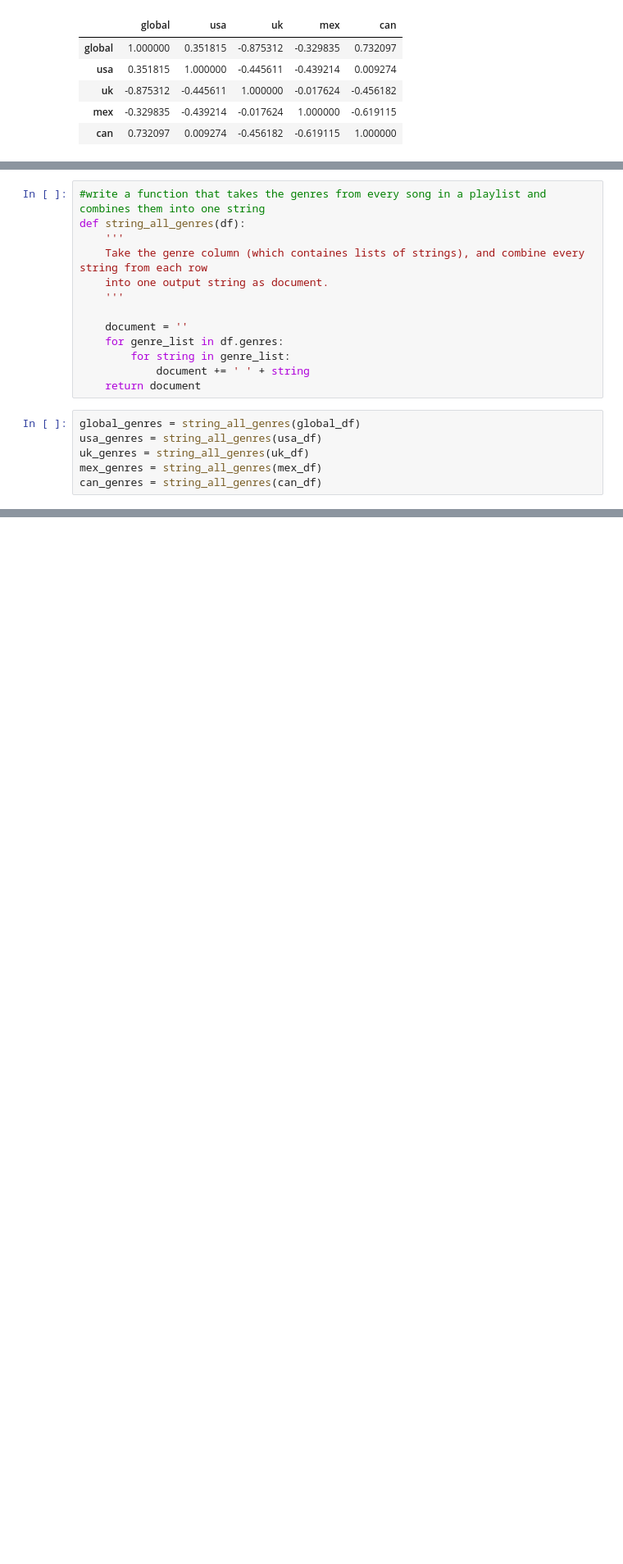
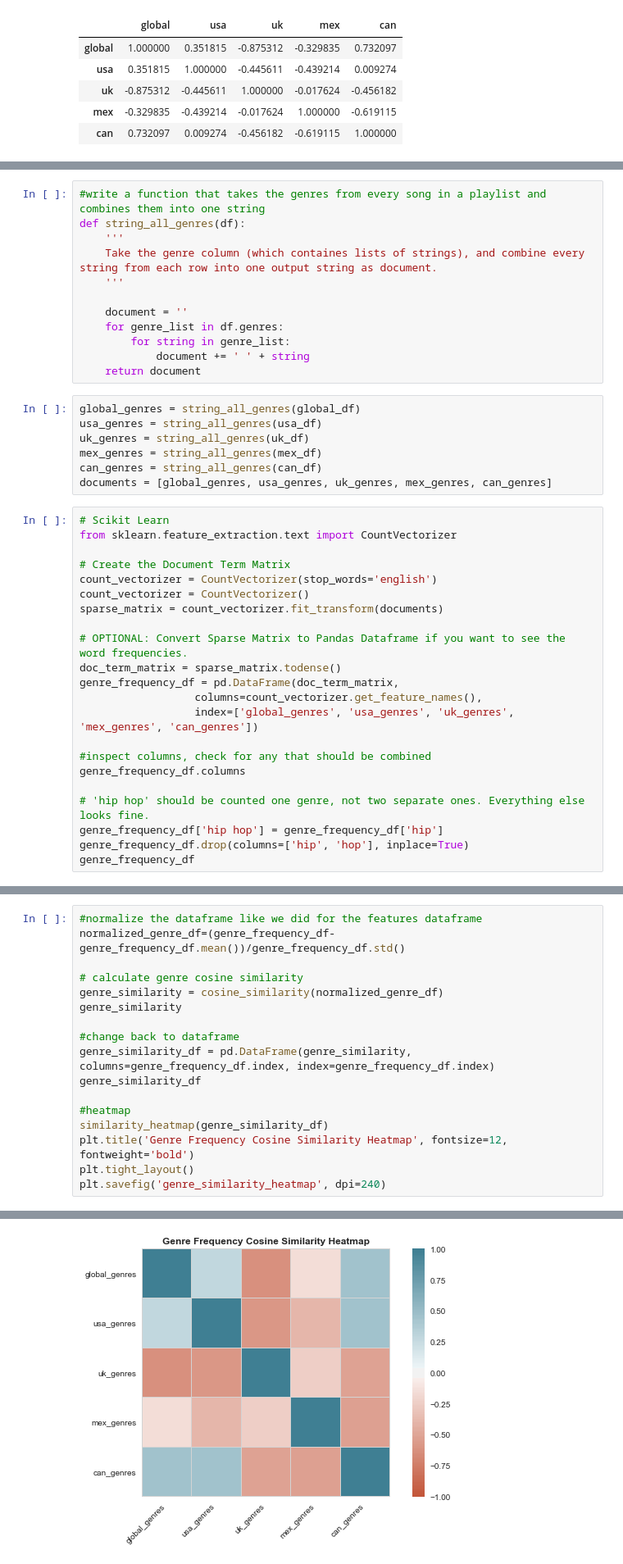
Before and after one commit to jakemull13/spotify_musical_tastes_analysis, a Jupyter notebook: capstone.ipynb, the cells around one changed output, grey strips where cells are left out. Shown: that part at 82% size. Drawn from its saved outputs; the diff is of its cells as text; blank space fills up the shorter version.

Commit message:
checkpoint

```diff
--- a/capstone.ipynb
+++ b/capstone.ipynb
@@ -535,8 +535,7 @@ Text(0.5, 1, 'Feature-Vector Cosine Similarity Heatmap')
 #write a function that takes the genres from every song in a playlist and combines them into one string
 def string_all_genres(df):
     '''
-    Take the genre column (which containes lists of strings), and combine every string from each row
-    into one output string as document.
+    Take the genre column (which containes lists of strings), and combine every string from each row into one output string as document.
     '''
 
     document = ''
@@ -550,3 +549,26 @@ usa_genres = string_all_genres(usa_df)
 uk_genres = string_all_genres(uk_df)
 mex_genres = string_all_genres(mex_df)
 can_genres = string_all_genres(can_df)
+documents = [global_genres, usa_genres, uk_genres, mex_genres, can_genres]
+# %%
+# Scikit Learn
+from sklearn.feature_extraction.text import CountVectorizer
+
+# Create the Document Term Matrix
+count_vectorizer = CountVectorizer(stop_words='english')
+count_vectorizer = CountVectorizer()
+sparse_matrix = count_vectorizer.fit_transform(documents)
+
+# OPTIONAL: Convert Sparse Matrix to Pandas Dataframe if you want to see the word frequencies.
+doc_term_matrix = sparse_matrix.todense()
+genre_frequency_df = pd.DataFrame(doc_term_matrix,
+                  columns=count_vectorizer.get_feature_names(),
+                  index=['global_genres', 'usa_genres', 'uk_genres', 'mex_genres', 'can_genres'])
+
+#inspect columns, check for any that should be combined
+genre_frequency_df.columns
+
+# 'hip hop' should be counted one genre, not two separate ones. Everything else looks fine.
+genre_frequency_df['hip hop'] = genre_frequency_df['hip']
+genre_frequency_df.drop(columns=['hip', 'hop'], inplace=True)
+genre_frequency_df
@@ -552,0 +596,18 @@ can_genres = string_all_genres(can_df)
+# %%
+#normalize the dataframe like we did for the features dataframe
+normalized_genre_df=(genre_frequency_df-genre_frequency_df.mean())/genre_frequency_df.std()
+
+# calculate genre cosine similarity
+genre_similarity = cosine_similarity(normalized_genre_df)
+genre_similarity
+
+#change back to dataframe
+genre_similarity_df = pd.DataFrame(genre_similarity, columns=genre_frequency_df.index, index=genre_frequency_df.index)
+genre_similarity_df
+
+#heatmap
+similarity_heatmap(genre_similarity_df)
+plt.title('Genre Frequency Cosine Similarity Heatmap', fontsize=12, fontweight='bold')
+plt.tight_layout()
+plt.savefig('genre_similarity_heatmap', dpi=240)
+# %% [output]
@@ -553,3 +626,4 @@ can_genres = string_all_genres(can_df)
+[figure, added]
 # %% [markdown]
 ### Hypothesis: The global playlist is most influenced by the USA top 50
 # %% [markdown]
```
Also changed, not shown: parts of 4 cells of this notebook, 1 other file.
